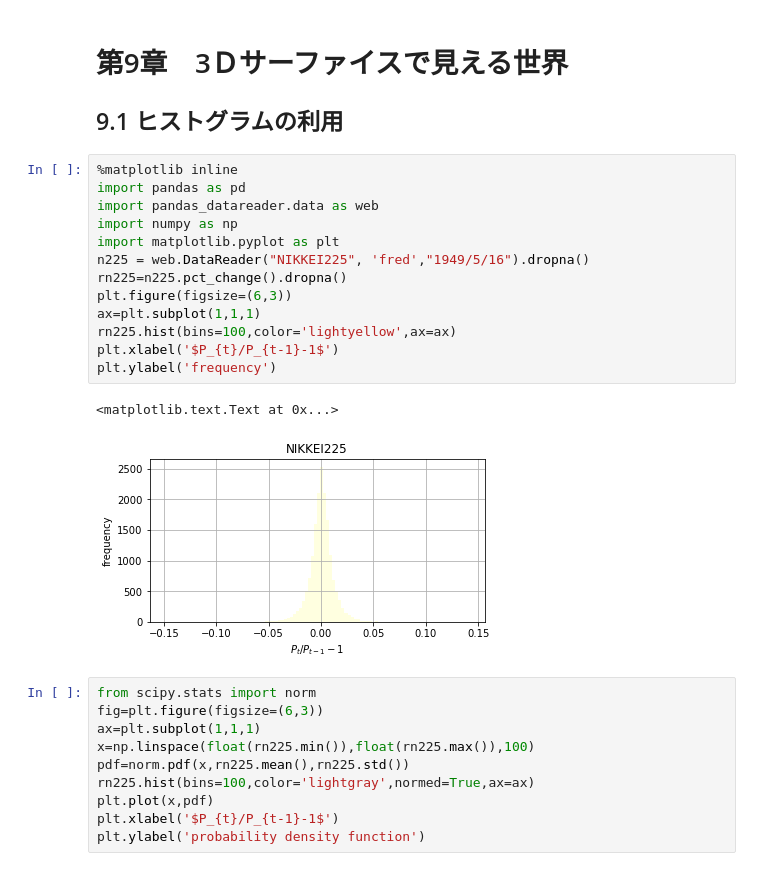
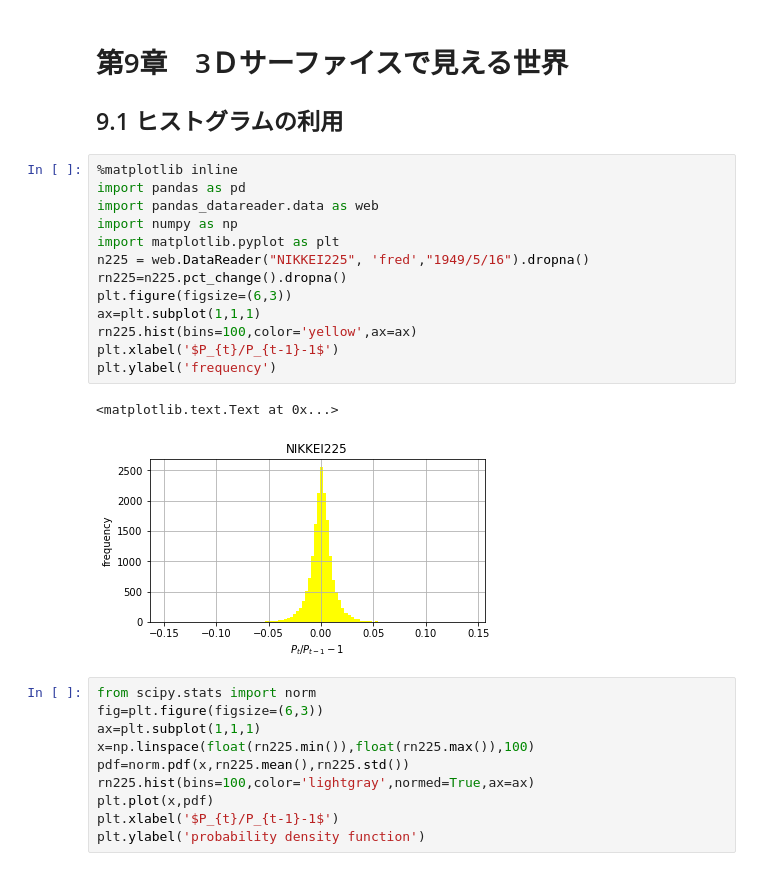
Before and after one commit to innovation1005/python3-for-system-trade, a Jupyter notebook: pan9.ipynb, the cells around one changed output. Saved outputs shown, nothing was run; the diff lists cells and outputs as text.

```diff
--- a/pan9.ipynb
+++ b/pan9.ipynb
@@ -4,19 +4,19 @@
 # %%
 %matplotlib inline
 import pandas as pd
 import pandas_datareader.data as web
 import numpy as np
 import matplotlib.pyplot as plt
 n225 = web.DataReader("NIKKEI225", 'fred',"1949/5/16").dropna()
 rn225=n225.pct_change().dropna()
 plt.figure(figsize=(6,3))
 ax=plt.subplot(1,1,1)
-rn225.hist(bins=100,color='lightyellow',ax=ax)
+rn225.hist(bins=100,color='yellow',ax=ax)
 plt.xlabel('$P_{t}/P_{t-1}-1$')
 plt.ylabel('frequency')
 # %% [output]
 <matplotlib.text.Text at 0x...>
-[figure, old version]
+[figure, new version]
 # %%
 from scipy.stats import norm
 fig=plt.figure(figsize=(6,3))
```
Also changed, not shown: parts of 10 cells of this notebook.
